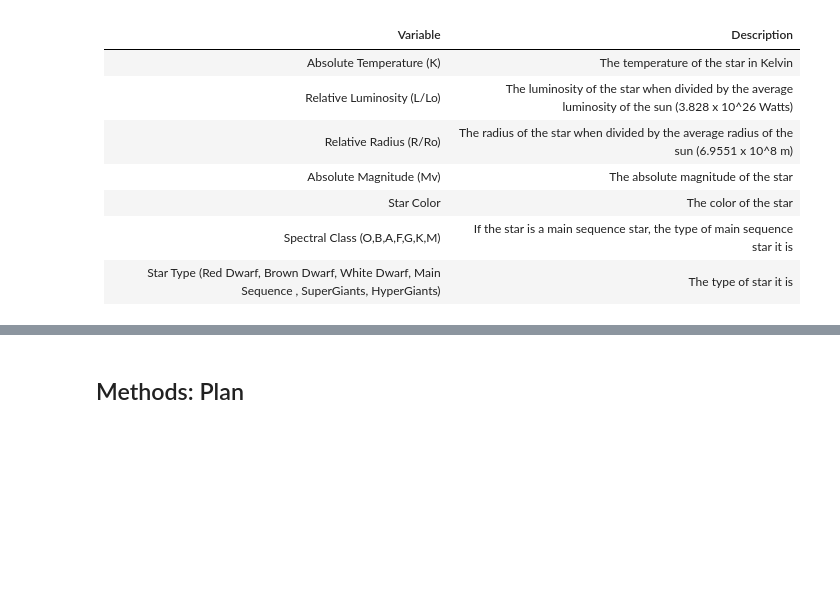
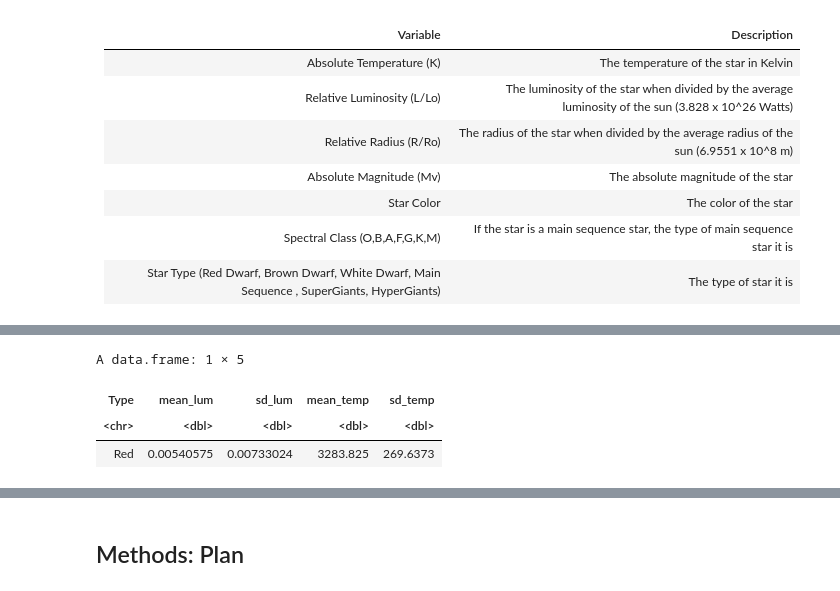
Before and after one commit to dliviya/STAT201-Dwarf_Star_Classification, a Jupyter notebook: analysisNew.ipynb, the cells around one changed output, grey strips where cells are left out. Drawn from its saved outputs; the diff is of its cells as text; code cells hidden in the pictures; blank space fills up the shorter version.

```diff
--- a/analysisNew.ipynb
+++ b/analysisNew.ipynb
@@ -108,0 +112,16 @@ ERROR: Error in ggplot(type_2, aes(x = Luminosity.L.Lo.)): object 'type_2' not f
+# %%
+# Finding the mean and standard deviation of the luminosity and temperature of the red star
+
+red_dwarf_stats <- type_1 %>%
+    summarise(mean_lum = mean(Luminosity.L.Lo.),
+              sd_lum = sd(Luminosity.L.Lo.),
+              mean_temp = mean(Temperature..K.),
+              sd_temp = sd(Temperature..K.)) %>%
+    add_column(Type = "Red", .before = "mean_lum")
+
+red_dwarf_stats
+# %% [output]
+A data.frame: 1 × 5
+| Type | mean_lum | sd_lum | mean_temp | sd_temp |
+| <chr> | <dbl> | <dbl> | <dbl> | <dbl> |
+| Red | 0.00540575 | 0.00733024 | 3283.825 | 269.6373 |
```
Also changed, not shown: parts of 24 cells of this notebook.
